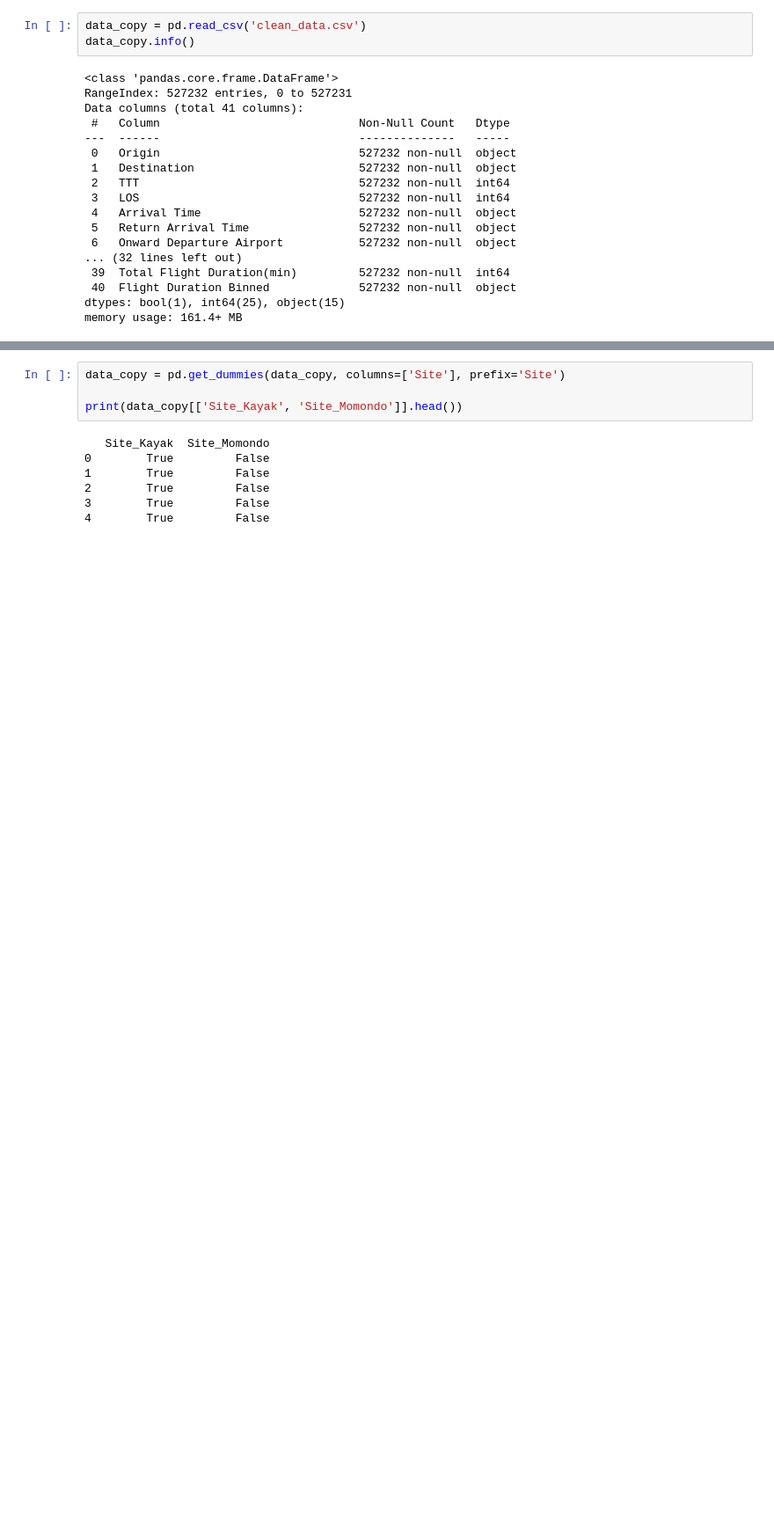
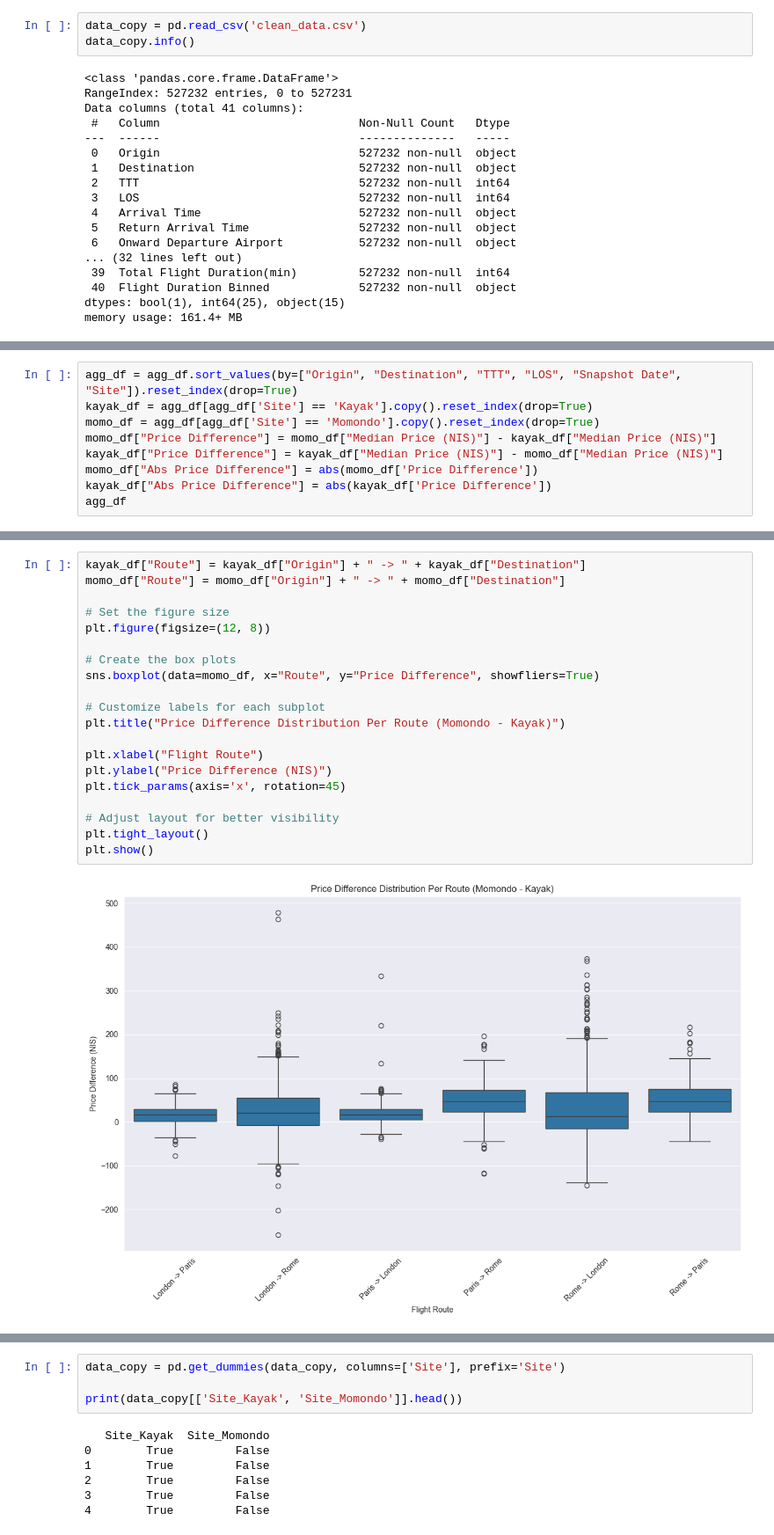
Before and after one commit to Andrian2024/DSProject-Flights, a Jupyter notebook: task D.ipynb, the cells around one changed output, grey strips where cells are left out. Shown at 88% size. Saved outputs shown, nothing was run; the diff lists cells and outputs as text; blank space fills up the shorter version.

```diff
--- a/task D.ipynb
+++ b/task D.ipynb
@@ -30,0 +115,9 @@ memory usage: 161.4+ MB
+# %%
+agg_df = agg_df.sort_values(by=["Origin", "Destination", "TTT", "LOS", "Snapshot Date", "Site"]).reset_index(drop=True)
+kayak_df = agg_df[agg_df['Site'] == 'Kayak'].copy().reset_index(drop=True)
+momo_df = agg_df[agg_df['Site'] == 'Momondo'].copy().reset_index(drop=True)
+momo_df["Price Difference"] = momo_df["Median Price (NIS)"] - kayak_df["Median Price (NIS)"]
+kayak_df["Price Difference"] = kayak_df["Median Price (NIS)"] - momo_df["Median Price (NIS)"]
+momo_df["Abs Price Difference"] = abs(momo_df['Price Difference'])
+kayak_df["Abs Price Difference"] = abs(kayak_df['Price Difference'])
+agg_df
@@ -30,0 +158,22 @@ memory usage: 161.4+ MB
+# %%
+kayak_df["Route"] = kayak_df["Origin"] + " -> " + kayak_df["Destination"]
+momo_df["Route"] = momo_df["Origin"] + " -> " + momo_df["Destination"]
+
+# Set the figure size
+plt.figure(figsize=(12, 8))
+
+# Create the box plots
+sns.boxplot(data=momo_df, x="Route", y="Price Difference", showfliers=True)
+
+# Customize labels for each subplot
+plt.title("Price Difference Distribution Per Route (Momondo - Kayak)")
+
+plt.xlabel("Flight Route")
+plt.ylabel("Price Difference (NIS)")
+plt.tick_params(axis='x', rotation=45)
+
+# Adjust layout for better visibility
+plt.tight_layout()
+plt.show()
+# %% [output]
+[figure, added]
```
Also changed, not shown: parts of 66 cells of this notebook.
